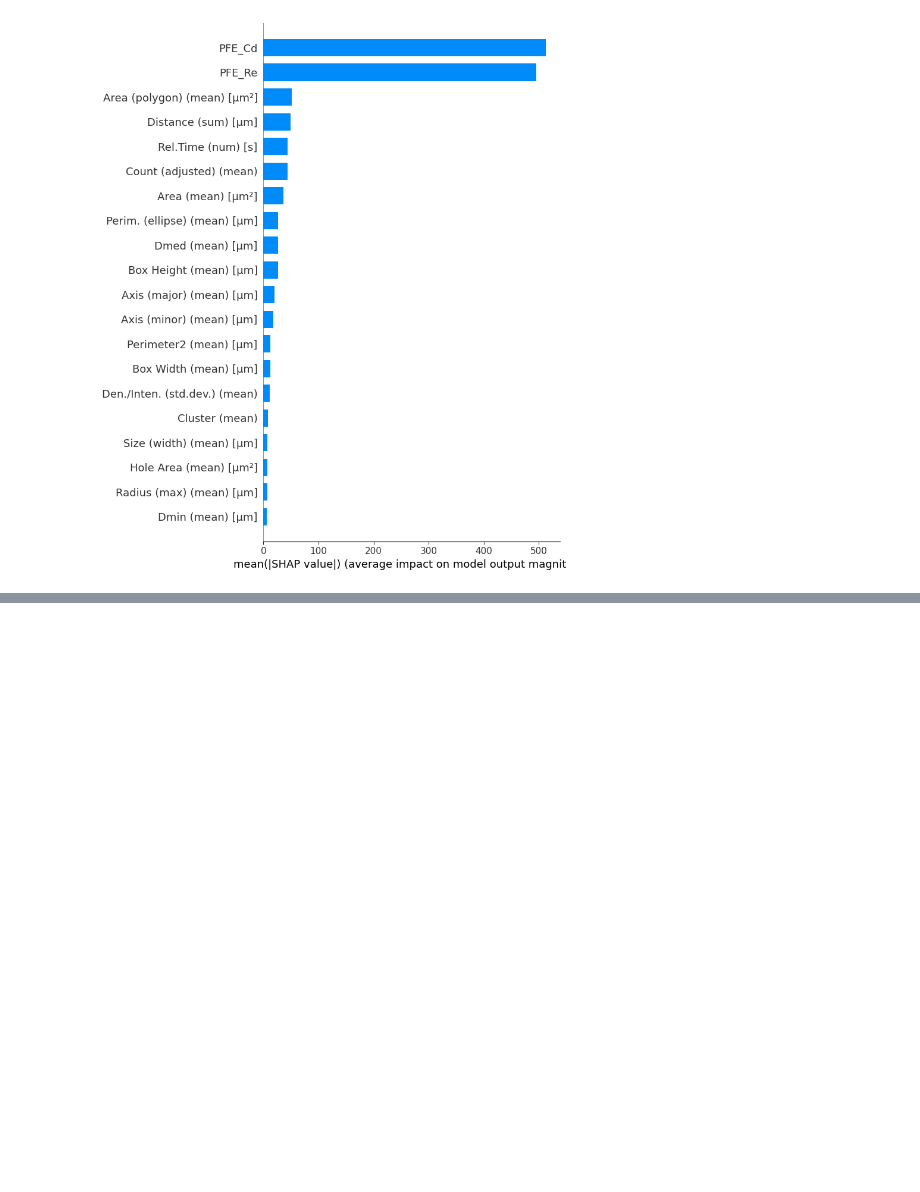
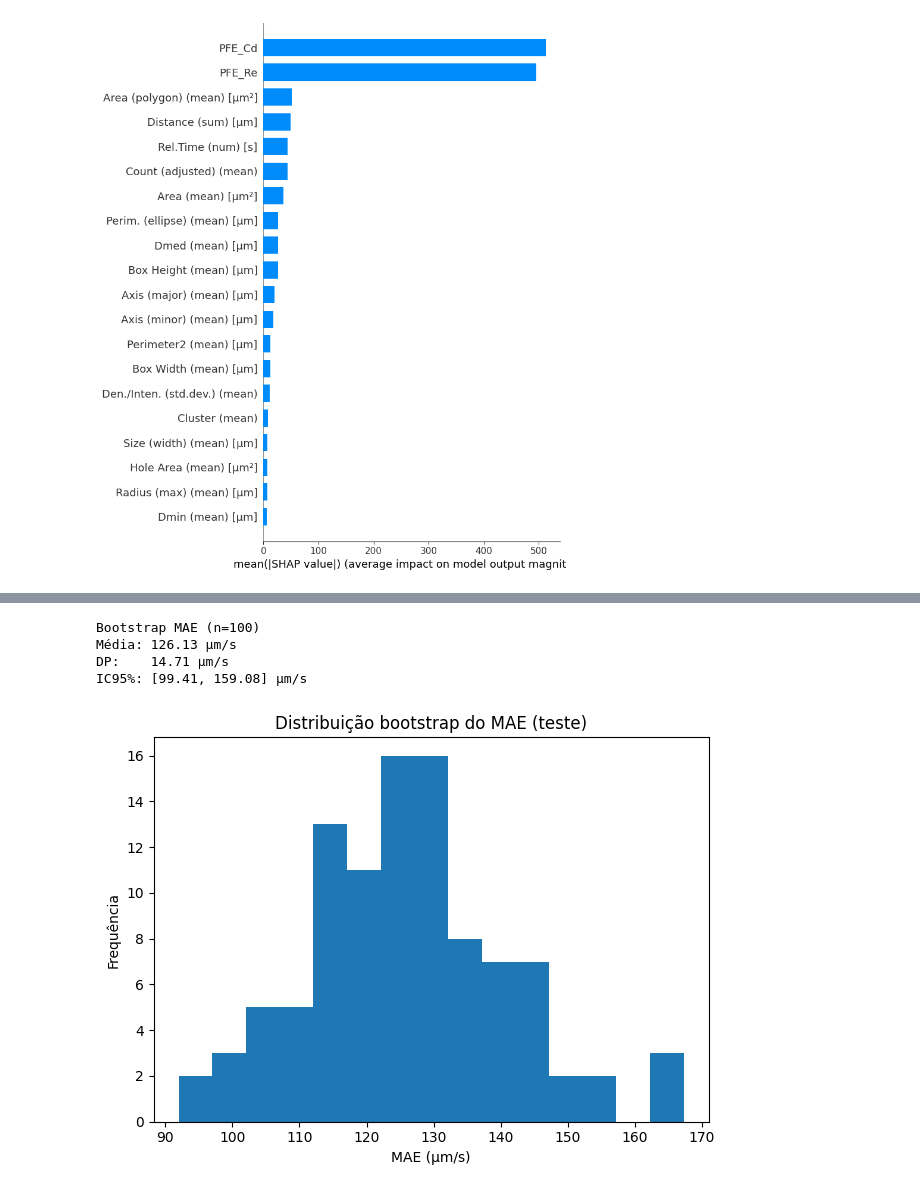
Before and after one commit to danieltodaDS/terminal-velocity-prediction, a Jupyter notebook: complementary_analysis.ipynb, the cells around one changed output, grey strips where cells are left out. Drawn from its saved outputs; the diff is of its cells as text; code cells hidden in the pictures; blank space fills up the shorter version.

```diff
--- a/complementary_analysis.ipynb
+++ b/complementary_analysis.ipynb
@@ -613 +597,77 @@ dtype: float64
+# %%
+Re = Re.replace([np.inf, -np.inf], np.nan)
+Re = Re.where(Re > 0, np.nan)
+
+Cd = 24.0 / Re
+Fd = 0.5 * rho_f * Cd * A * (v ** 2)
+r2 = r ** 2
+
+df["PFE_Re"] = Re
+df["PFE_Cd"] = Cd
+df["PFE_Fd"] = Fd
+df["PFE_r2"] = r2
+
+# 3) Montar X e y
+X = df.drop(columns=[target_col]).select_dtypes(include=[np.number]).copy()
+y = df[target_col].copy()
+# %%
+
+mask = X.notna().all(axis=1) & y.notna()
+X = X.loc[mask]
+y = y.loc[mask]
+
+# 4) Split e treino
+X_train, X_test, y_train, y_test = train_test_split(
+    X, y, test_size=0.2, random_state=42
+)
+
+model = GradientBoostingRegressor(
+    n_estimators=200,
+    learning_rate=0.05,
+    max_depth=3,
+    random_state=42
+)
+model.fit(X_train, y_train)
+
+y_pred = model.predict(X_test)
+
+# 5) Bootstrap no teste (reamostragem dos pares (y_test, y_pred))
+n_boot = 100
+rng = np.random.default_rng(42)
+
+y_test_np = np.array(y_test)
+y_pred_np = np.array(y_pred)
+
+mae_boot = []
+n = len(y_test_np)
+
+for _ in range(n_boot):
+    idx = rng.integers(0, n, size=n)  # com reposição
+    mae_boot.append(mean_absolute_error(y_test_np[idx], y_pred_np[idx]))
+
+mae_boot = np.array(mae_boot)
+
+mean_mae = mae_boot.mean()
+std_mae = mae_boot.std(ddof=1)
+ci_low, ci_high = np.percentile(mae_boot, [2.5, 97.5])
+
+print(f"Bootstrap MAE (n={n_boot})")
+print(f"Média: {mean_mae:.2f} µm/s")
+print(f"DP:    {std_mae:.2f} µm/s")
+print(f"IC95%: [{ci_low:.2f}, {ci_high:.2f}] µm/s")
+
+# 6) Histograma
+plt.figure()
+plt.hist(mae_boot, bins=15)
+plt.xlabel("MAE (µm/s)")
+plt.ylabel("Frequência")
+plt.title("Distribuição bootstrap do MAE (teste)")
+plt.tight_layout()
+plt.show()
+# %% [output]
+Bootstrap MAE (n=100)
+Média: 126.13 µm/s
+DP:    14.71 µm/s
+IC95%: [99.41, 159.08] µm/s
+[figure, added]
 # %% [markdown]
```
Also changed, not shown: parts of 42 cells of this notebook, 4 other files.
